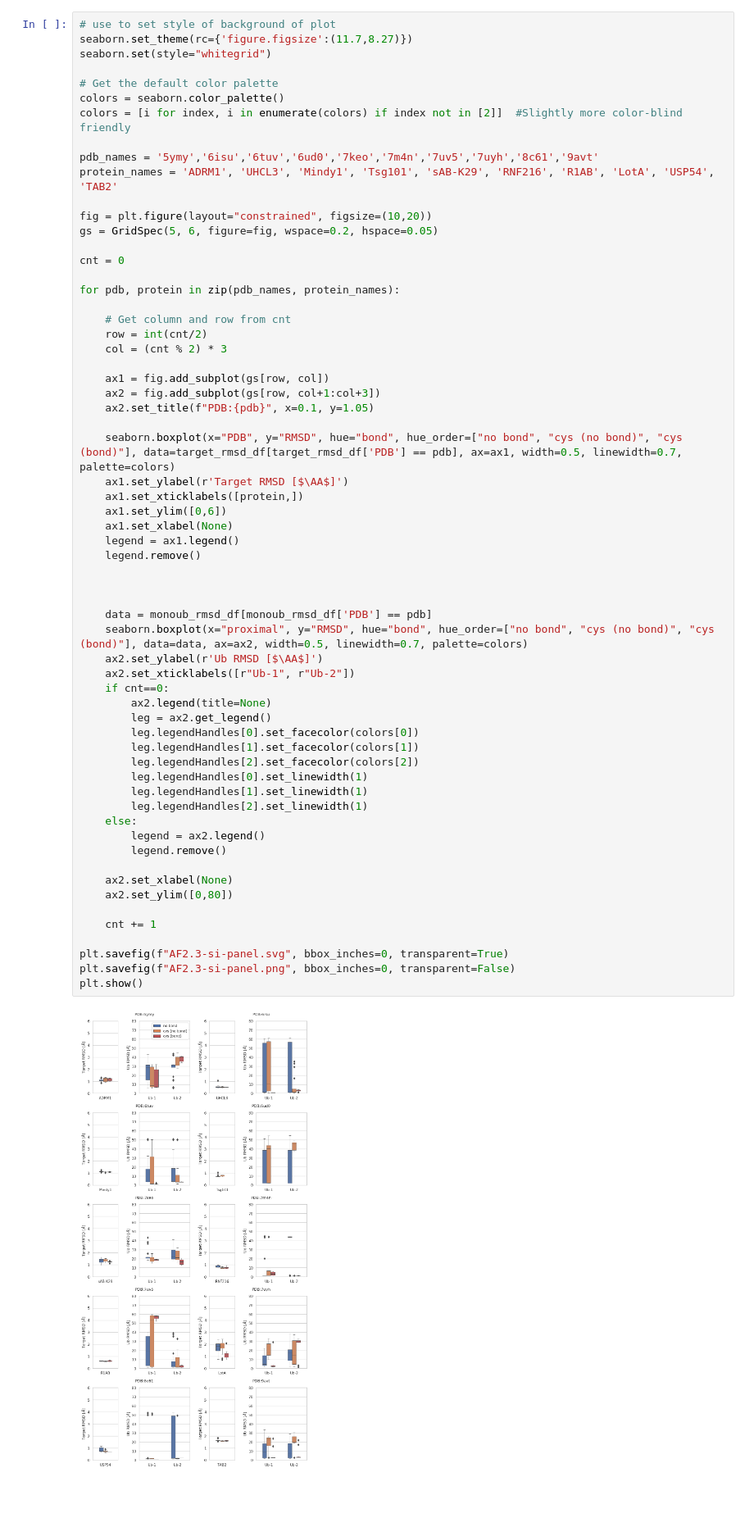
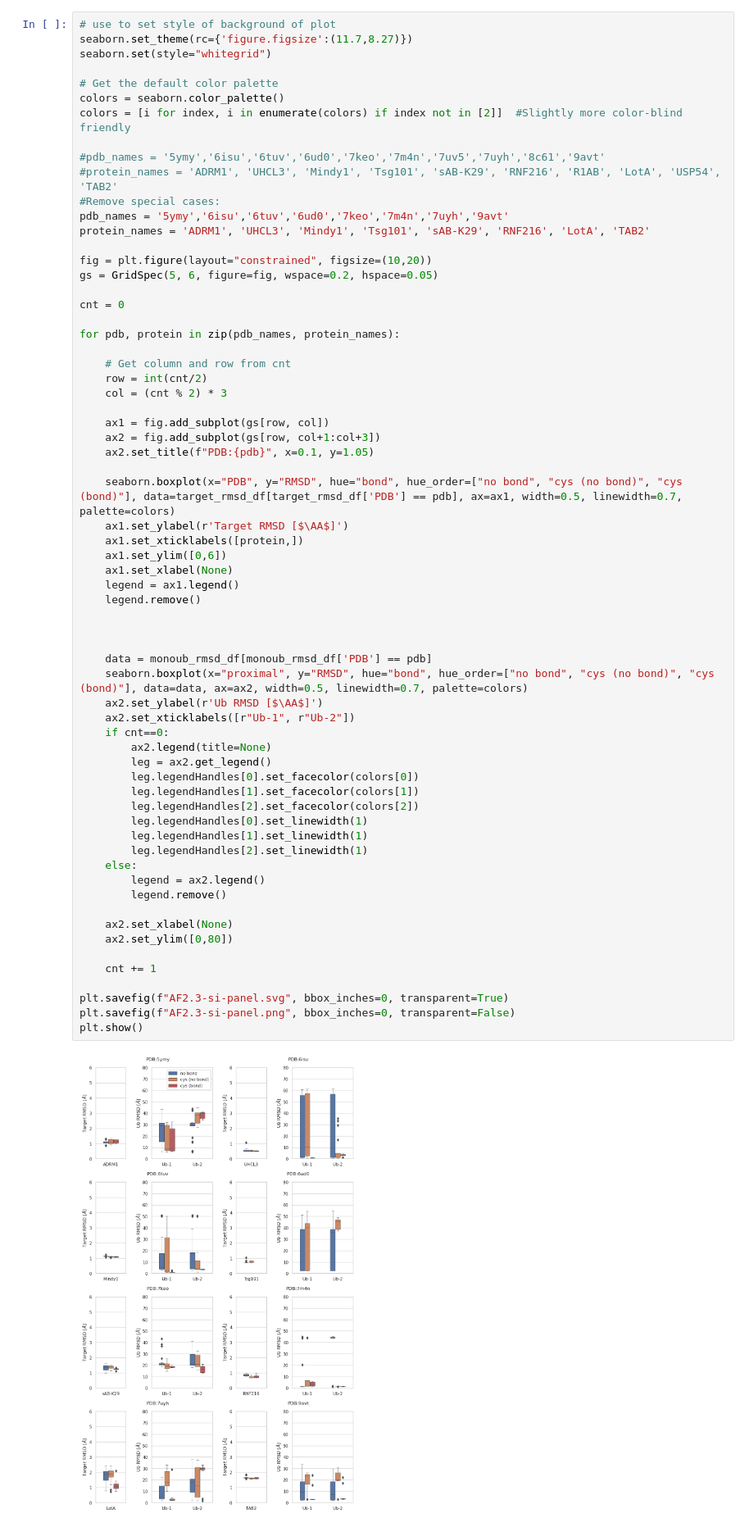
Before and after one commit to bio-phys/polyUb-AF, a Jupyter notebook: AF2.3/analysis_isopeptide_rmsd_ubs_af2.ipynb, the cells around one changed output. Shown at 82% size. Saved outputs shown, nothing was run; the diff lists cells and outputs as text; blank space fills up the shorter version.

```diff
--- a/AF2.3/analysis_isopeptide_rmsd_ubs_af2.ipynb
+++ b/AF2.3/analysis_isopeptide_rmsd_ubs_af2.ipynb
@@ -636,8 +637,11 @@ seaborn.set(style="whitegrid")
 colors = seaborn.color_palette()
 colors = [i for index, i in enumerate(colors) if index not in [2]]  #Slightly more color-blind friendly
 
-pdb_names = '5ymy','6isu','6tuv','6ud0','7keo','7m4n','7uv5','7uyh','8c61','9avt'
-protein_names = 'ADRM1', 'UHCL3', 'Mindy1', 'Tsg101', 'sAB-K29', 'RNF216', 'R1AB', 'LotA', 'USP54', 'TAB2'
+#pdb_names = '5ymy','6isu','6tuv','6ud0','7keo','7m4n','7uv5','7uyh','8c61','9avt'
+#protein_names = 'ADRM1', 'UHCL3', 'Mindy1', 'Tsg101', 'sAB-K29', 'RNF216', 'R1AB', 'LotA', 'USP54', 'TAB2'
+#Remove special cases:
+pdb_names = '5ymy','6isu','6tuv','6ud0','7keo','7m4n','7uyh','9avt'
+protein_names = 'ADRM1', 'UHCL3', 'Mindy1', 'Tsg101', 'sAB-K29', 'RNF216', 'LotA', 'TAB2'
 
 fig = plt.figure(layout="constrained", figsize=(10,20))
 gs = GridSpec(5, 6, figure=fig, wspace=0.2, hspace=0.05)
@@ -663,31 +667,31 @@ for pdb, protein in zip(pdb_names, protein_names):
     legend.remove()
 
 
 
     data = monoub_rmsd_df[monoub_rmsd_df['PDB'] == pdb]
     seaborn.boxplot(x="proximal", y="RMSD", hue="bond", hue_order=["no bond", "cys (no bond)", "cys (bond)"], data=data, ax=ax2, width=0.5, linewidth=0.7, palette=colors)
     ax2.set_ylabel(r'Ub RMSD [$\AA$]')
     ax2.set_xticklabels([r"Ub-1", r"Ub-2"])
     if cnt==0:
         ax2.legend(title=None)
         leg = ax2.get_legend()
         leg.legendHandles[0].set_facecolor(colors[0])
         leg.legendHandles[1].set_facecolor(colors[1])
         leg.legendHandles[2].set_facecolor(colors[2])
         leg.legendHandles[0].set_linewidth(1)
         leg.legendHandles[1].set_linewidth(1)
         leg.legendHandles[2].set_linewidth(1)
     else:
         legend = ax2.legend()
         legend.remove()
 
     ax2.set_xlabel(None)
     ax2.set_ylim([0,80])
 
     cnt += 1
 
 plt.savefig(f"AF2.3-si-panel.svg", bbox_inches=0, transparent=True)
 plt.savefig(f"AF2.3-si-panel.png", bbox_inches=0, transparent=False)
 plt.show()
 # %% [output]
-[figure, old version]
+[figure, new version]
```
Also changed, not shown: parts of 3 cells of this notebook.
